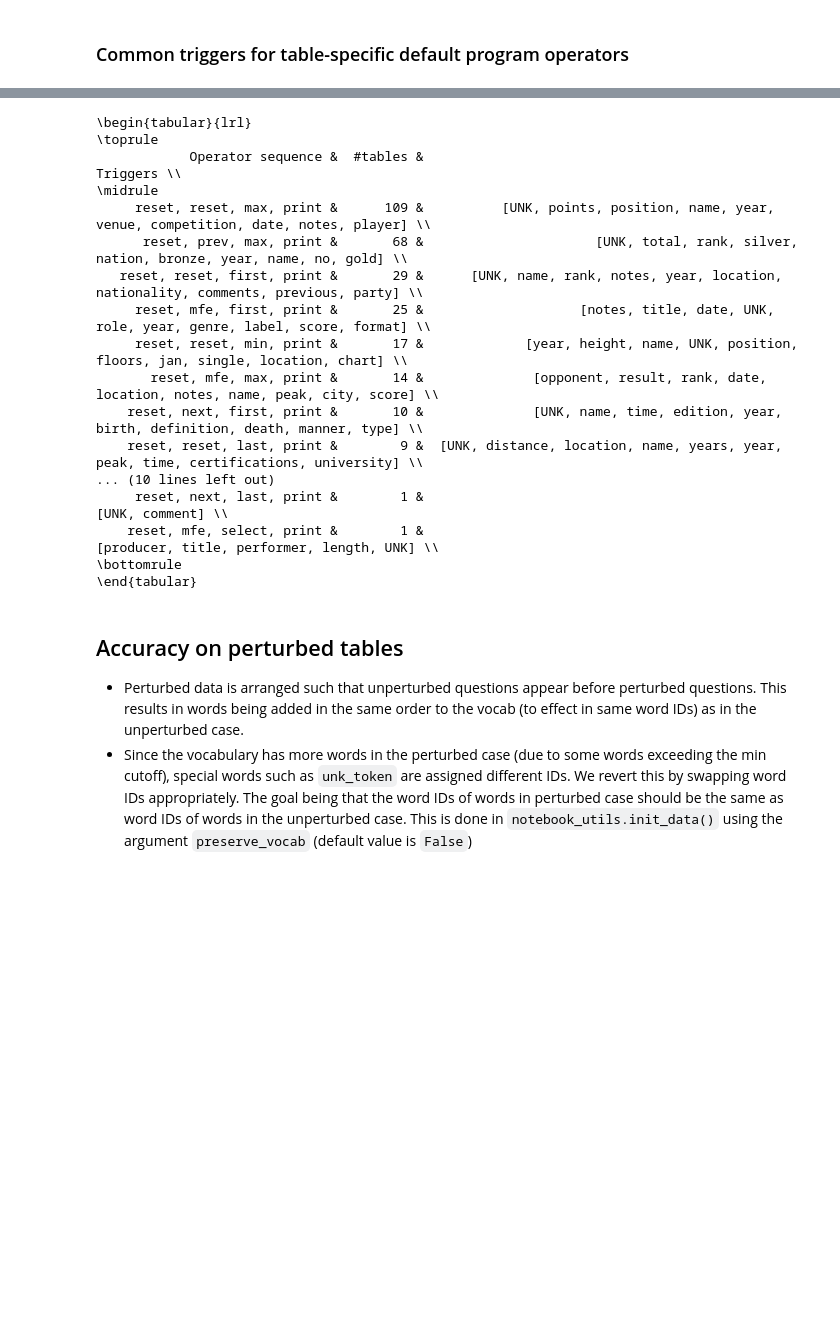
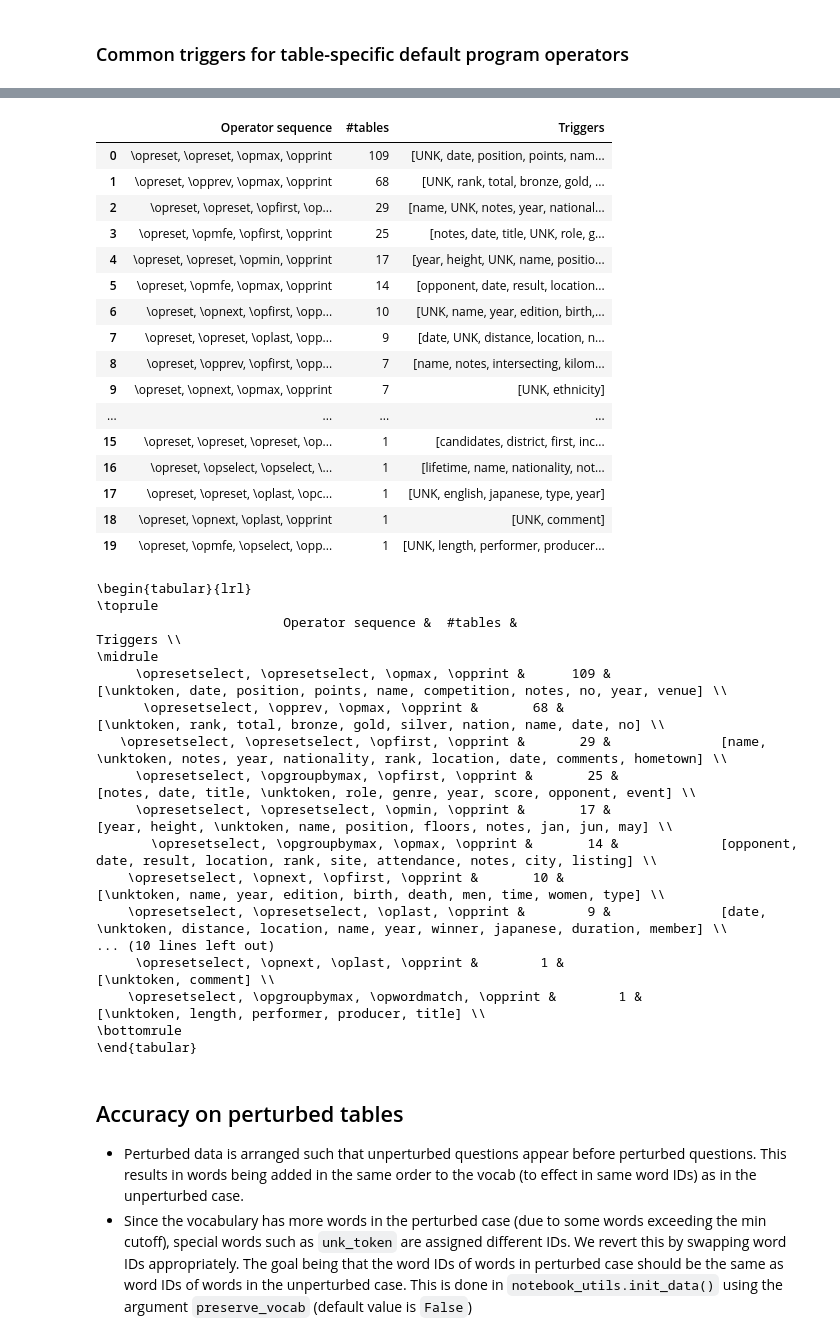
Before and after one commit to pramodkaushik/np_analysis, a Jupyter notebook: notebooks/integrated_gradients.ipynb, the cells around one changed output, grey strips where cells are left out. Saved outputs shown, nothing was run; the diff lists cells and outputs as text; code cells hidden in the pictures; blank space fills up the shorter version.

```diff
--- a/notebooks/neural_programmer.ipynb
+++ b/notebooks/integrated_gradients.ipynb
@@ -530,0 +540,15 @@ print(df.to_latex(escape=False, index=False))
+# %%
+data = dev_data
+num_matches = [0] * 4
+count = 0
+attrs_outdir = os.path.join(OUT_DIR, 'attributions')
+for wiki_example in data[:utility.FLAGS.batch_size*int(len(data)/utility.FLAGS.batch_size)]:
+    with tf.gfile.GFile(os.path.join(attrs_outdir, wiki_example.question_id + '_labels.tsv')) as f:
+        f.readline()
+        is_correct = f.readline().strip()
+        row_labels = f.readline().strip().split('\t')
+        col_labels = f.readline().strip().split('\t')
+
+    program = [[w.strip(')') for w in rl.split(' (')] for i, rl in enumerate(col_labels) if i % 2 == 0]
+    num_matches  = np.add(num_matches, [w == dw for w, dw in program])
+    count += 1
@@ -741,6 +769,7 @@ for offset in range(0, len(data) - graph.batch_size + 1, batch_size):
 ### Common triggers for table-specific default program operators
 # %%
 data = list(unique_tables.values())
+attrs_outdir = os.path.join(OUT_DIR, 'attributions_default_programs')
 # %%
 K = 3
 program_triggers = defaultdict(lambda: [])
@@ -755,8 +784,10 @@ for wiki_example in data[:graph.batch_size*int(len(data)/graph.batch_size)]:
 
     synonyms = []
     for i, stage in enumerate(col_labels):
+        if i % 2 != 0:
+            continue
         synonyms.extend([row_labels[j] for j in np.argpartition(attrs[:, i], -K)[-K:]])
 
-    program = ', '.join([c.split()[0] for i, c in enumerate(col_labels) if i%2 == 0])
-    program_triggers[program] = program_triggers[program] + synonyms
+    program = ', '.join(['\op' + c.split()[0] for i, c in enumerate(col_labels) if i%2 == 0])
+    program_triggers[program] = program_triggers[program] + np.unique(synonyms).tolist()
     program_counts[program] += 1
@@ -765,31 +805,50 @@ NotFoundError: ../results/attributions_default_programs/201_28_labels.tsv; No su
 # %%
 pd.options.display.max_colwidth=10000
-K = 5
+K = 10
+L = 5
 df_data = []
 for program, triggers in program_triggers.items():
     topk = Counter(triggers).most_common(K)
-    df_data.append([program, program_counts[program], [w for w, _ in topk]])
+    df_data.append([program, program_counts[program], [w for w, l in topk]])
 df_data = sorted(df_data, key=operator.itemgetter(1), reverse=True)
 df = pd.DataFrame(df_data, columns=['Operator sequence', '#tables', 'Triggers'])
 df
+# %% [output]
+|  | Operator sequence | #tables | Triggers |
+| 0 | \opreset, \opreset, \opmax, \opprint | 109 | [UNK, date, position, points, nam... |
+| 1 | \opreset, \opprev, \opmax, \opprint | 68 | [UNK, rank, total, bronze, gold, ... |
+| 2 | \opreset, \opreset, \opfirst, \op... | 29 | [name, UNK, notes, year, national... |
+| 3 | \opreset, \opmfe, \opfirst, \opprint | 25 | [notes, date, title, UNK, role, g... |
+| 4 | \opreset, \opreset, \opmin, \opprint | 17 | [year, height, UNK, name, positio... |
+| 5 | \opreset, \opmfe, \opmax, \opprint | 14 | [opponent, date, result, location... |
+| 6 | \opreset, \opnext, \opfirst, \opp... | 10 | [UNK, name, year, edition, birth,... |
+| 7 | \opreset, \opreset, \oplast, \opp... | 9 | [date, UNK, distance, location, n... |
+| 8 | \opreset, \opprev, \opfirst, \opp... | 7 | [name, notes, intersecting, kilom... |
+| 9 | \opreset, \opnext, \opmax, \opprint | 7 | [UNK, ethnicity] |
+| ... | ... | ... | ... |
+| 15 | \opreset, \opreset, \opreset, \op... | 1 | [candidates, district, first, inc... |
+| 16 | \opreset, \opselect, \opselect, \... | 1 | [lifetime, name, nationality, not... |
+| 17 | \opreset, \opreset, \oplast, \opc... | 1 | [UNK, english, japanese, type, year] |
+| 18 | \opreset, \opnext, \oplast, \opprint | 1 | [UNK, comment] |
+| 19 | \opreset, \opmfe, \opselect, \opp... | 1 | [UNK, length, performer, producer... |
 # %%
-print(df.to_latex(index=False,escape=False))
+print(df.to_latex(index=False,escape=False).replace('UNK','\\unktoken').replace('reset','resetselect').replace('mfe','groupbymax').replace('opselect','opwordmatch'))
 # %% [output]
 \begin{tabular}{lrl}
 \toprule
-            Operator sequence &  #tables &                                                                              Triggers \\
+                        Operator sequence &  #tables &                                                                                     Triggers \\
 \midrule
-     reset, reset, max, print &      109 &          [UNK, points, position, name, year, venue, competition, date, notes, player] \\
-      reset, prev, max, print &       68 &                      [UNK, total, rank, silver, nation, bronze, year, name, no, gold] \\
-   reset, reset, first, print &       29 &      [UNK, name, rank, notes, year, location, nationality, comments, previous, party] \\
-     reset, mfe, first, print &       25 &                    [notes, title, date, UNK, role, year, genre, label, score, format] \\
-     reset, reset, min, print &       17 &             [year, height, name, UNK, position, floors, jan, single, location, chart] \\
-       reset, mfe, max, print &       14 &              [opponent, result, rank, date, location, notes, name, peak, city, score] \\
-    reset, next, first, print &       10 &              [UNK, name, time, edition, year, birth, definition, death, manner, type] \\
-    reset, reset, last, print &        9 &  [UNK, distance, location, name, years, year, peak, time, certifications, university] \\
+     \opresetselect, \opresetselect, \opmax, \opprint &      109 &                     [\unktoken, date, position, points, name, competition, notes, no, year, venue] \\
+      \opresetselect, \opprev, \opmax, \opprint &       68 &                             [\unktoken, rank, total, bronze, gold, silver, nation, name, date, no] \\
+   \opresetselect, \opresetselect, \opfirst, \opprint &       29 &              [name, \unktoken, notes, year, nationality, rank, location, date, comments, hometown] \\
+     \opresetselect, \opgroupbymax, \opfirst, \opprint &       25 &                         [notes, date, title, \unktoken, role, genre, year, score, opponent, event] \\
+     \opresetselect, \opresetselect, \opmin, \opprint &       17 &                            [year, height, \unktoken, name, position, floors, notes, jan, jun, may] \\
+       \opresetselect, \opgroupbymax, \opmax, \opprint &       14 &             [opponent, date, result, location, rank, site, attendance, notes, city, listing] \\
+    \opresetselect, \opnext, \opfirst, \opprint &       10 &                             [\unktoken, name, year, edition, birth, death, men, time, women, type] \\
+    \opresetselect, \opresetselect, \oplast, \opprint &        9 &              [date, \unktoken, distance, location, name, year, winner, japanese, duration, member] \\
 ... (10 lines left out)
-     reset, next, last, print &        1 &                                                                        [UNK, comment] \\
-    reset, mfe, select, print &        1 &                                             [producer, title, performer, length, UNK] \\
+     \opresetselect, \opnext, \oplast, \opprint &        1 &                                                                               [\unktoken, comment] \\
+    \opresetselect, \opgroupbymax, \opwordmatch, \opprint &        1 &                                                    [\unktoken, length, performer, producer, title] \\
 \bottomrule
 \end{tabular}
 # %% [markdown]
```
Also changed, not shown: parts of 27 cells of this notebook, 1 other file.
